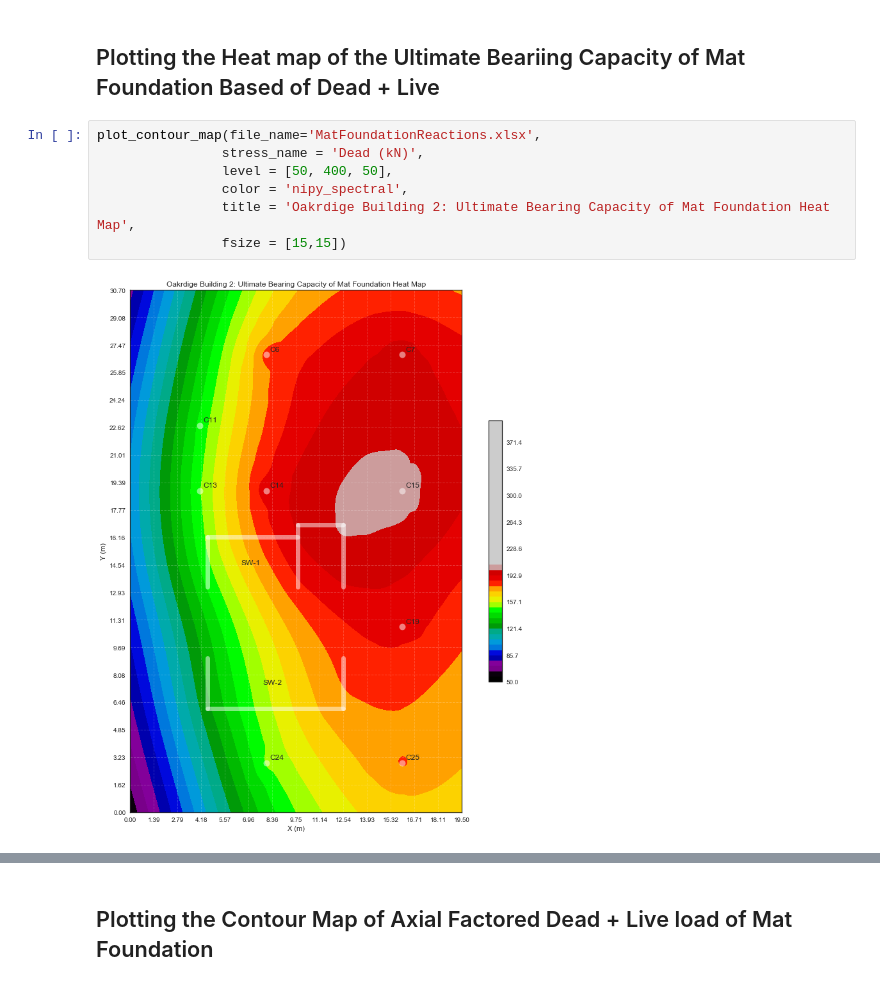
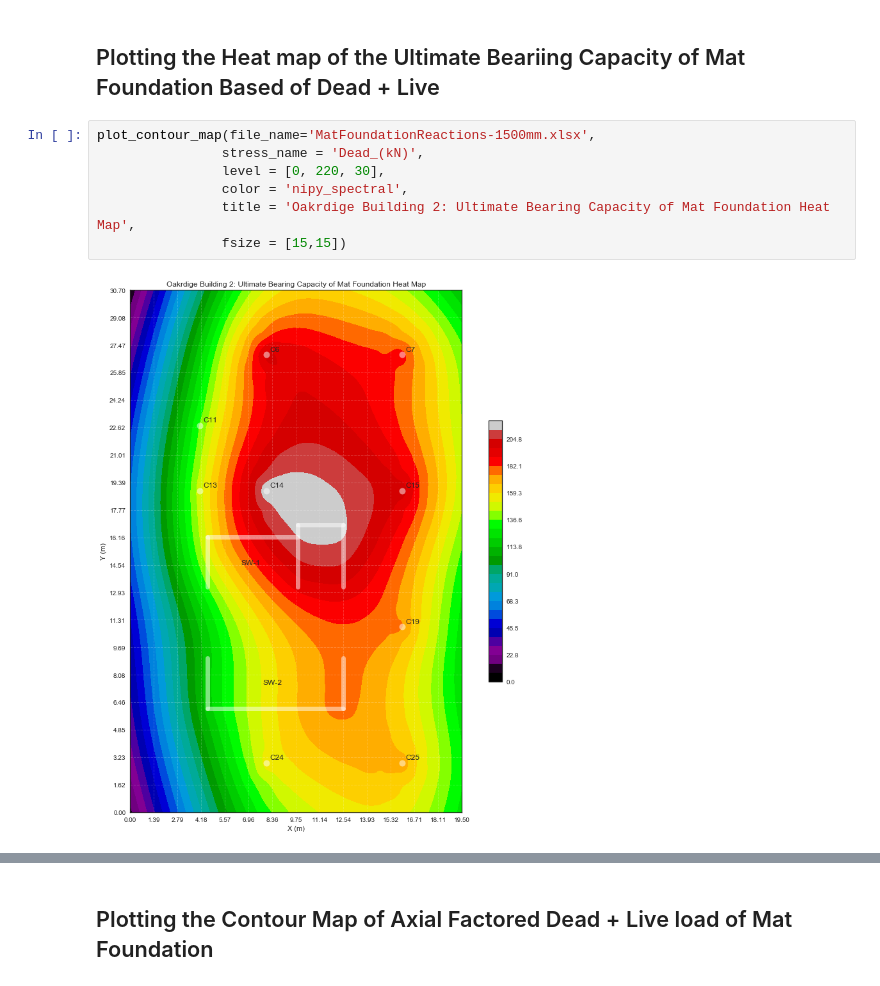
Before and after one commit to mjamezquidilla/MatFoundationAnalysis, a Jupyter notebook: Mat_Foundation_Analysis.ipynb, the cells around one changed output, grey strips where cells are left out. Drawn from its saved outputs; the diff is of its cells as text.

```diff
--- a/Mat_Foundation_Analysis.ipynb
+++ b/Mat_Foundation_Analysis.ipynb
@@ -27,11 +50,11 @@ The stresses were extracted from SAP2000 via tables and plotted here for better
 # %% [markdown]
 ## Plotting the Heat map of the Ultimate Beariing Capacity of Mat Foundation Based of Dead + Live
 # %%
-plot_contour_map(file_name='MatFoundationReactions.xlsx',
-                stress_name = 'Dead (kN)',
-                level = [50, 400, 50],
+plot_contour_map(file_name='MatFoundationReactions-1500mm.xlsx',
+                stress_name = 'Dead_(kN)',
+                level = [0, 220, 30],
                 color = 'nipy_spectral',
                 title = 'Oakrdige Building 2: Ultimate Bearing Capacity of Mat Foundation Heat Map',
                 fsize = [15,15])
 # %% [output]
-[figure, old version]
+[figure, new version]
```
Also changed, not shown: parts of 23 cells of this notebook, 18 other files.
